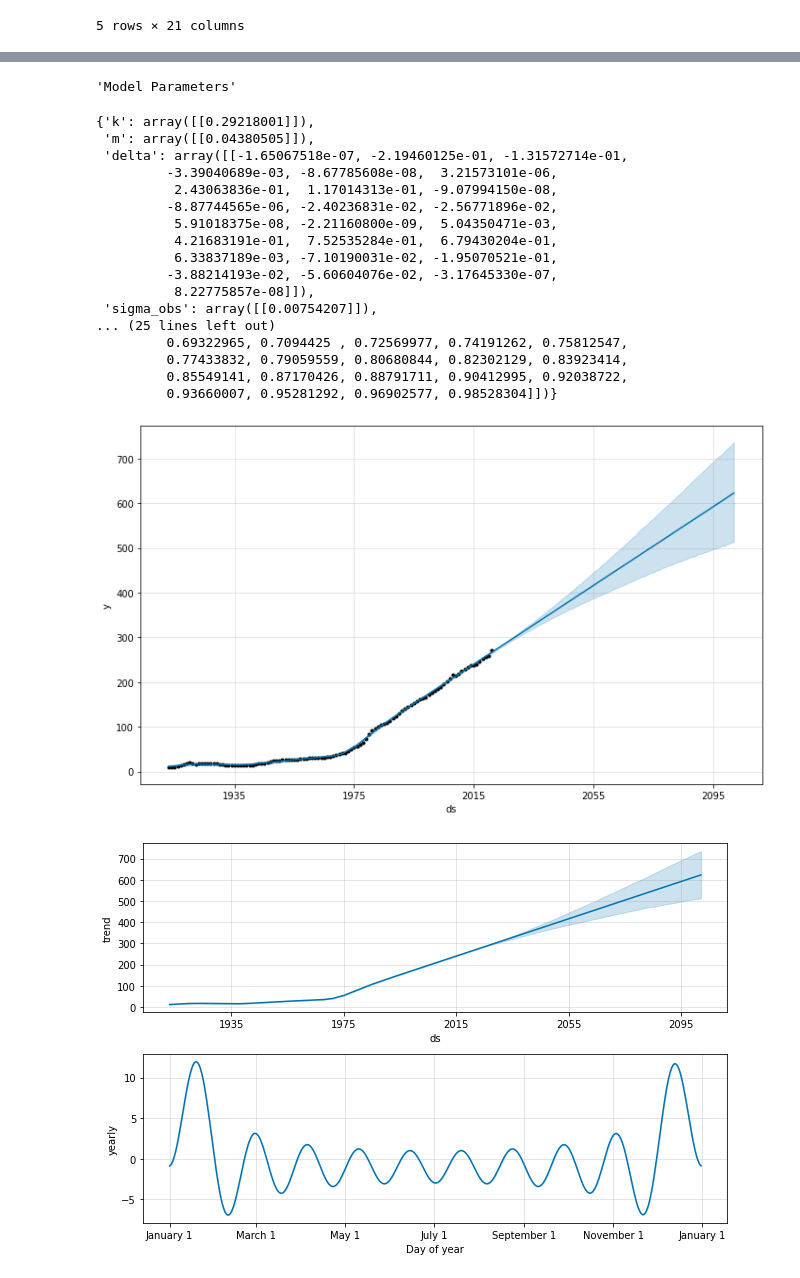
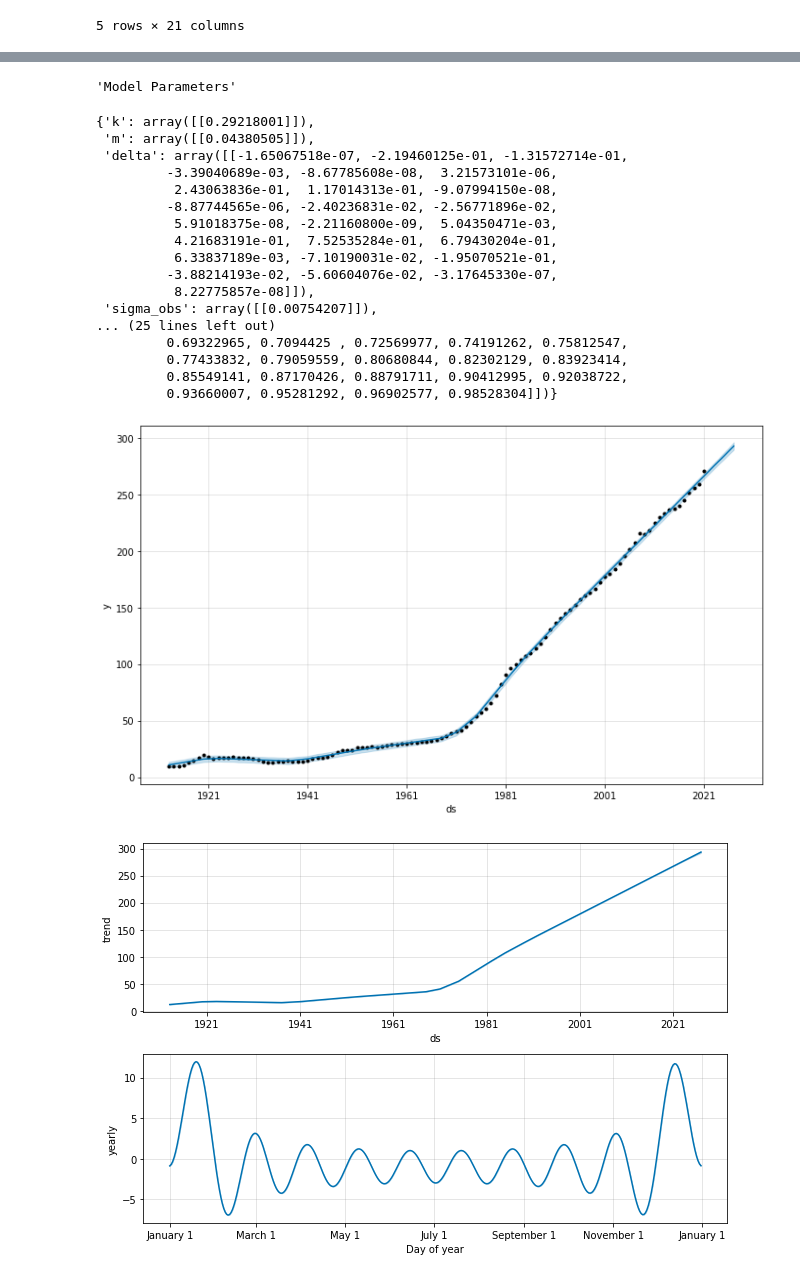
Before and after one commit to Bkeith3248/MGT6203Project, a Jupyter notebook: ProjectNotebook.ipynb, the cells around one changed output, grey strips where cells are left out. Saved outputs shown, nothing was run; the diff lists cells and outputs as text; code cells hidden in the pictures.

```diff
--- a/ProjectNotebook.ipynb
+++ b/ProjectNotebook.ipynb
@@ -28,8 +28,12 @@ scatter_config = {'displayModeBar': 'Always',
 df_cpi = pd.read_excel('CPIRawData.xlsx',engine='openpyxl',sheet_name = 'BLS Data Series',skiprows=11)
 df_cpi['RollingAvg5Yr'] = df_cpi.Annual.rolling(5).mean()
 df_cpi['RollingSD5Yr'] = df_cpi.Annual.rolling(5).std()
-df_cpi['RollingAvg5Yr_low'] = df_cpi['RollingAvg5Yr'] - df_cpi['RollingSD5Yr']
-df_cpi['RollingAvg5Yr_high'] = df_cpi['RollingAvg5Yr'] + df_cpi['RollingSD5Yr']
+
+df_cpi['RollingAvg5Yr_low'] = df_cpi.Annual.rolling(5).min()
+df_cpi['RollingAvg5Yr_high'] = df_cpi.Annual.rolling(5).max()
+
+#df_cpi['RollingAvg5Yr_low'] = df_cpi['RollingAvg5Yr'] - df_cpi['RollingSD5Yr']
+#df_cpi['RollingAvg5Yr_high'] = df_cpi['RollingAvg5Yr'] + df_cpi['RollingSD5Yr']
 
 
 df_cpi['inflation'] = (df_cpi.Annual.diff()/ df_cpi['Annual'].shift(1))*100
@@ -100,7 +104,6 @@ fig.show(config=scatter_config)
 # %% [output]
 [interactive output not drawn]
 # %%
-#https://machinelearningmastery.com/time-series-forecasting-with-prophet-in-python/
 series = df_cpi['Annual']
 lag_plot(series)
 pyplot.show()
@@ -114,20 +117,8 @@ model = Prophet()
 # fit the model
 model.fit(df_model)
 
-display('Model change points data')
-display(model.changepoints_t)
 
-display('Model change points times')
-display(model.changepoints)
-
-display('Model Component Modes')
-display(model.component_modes)
-
-display('Model Parameters')
-display(model.params)
-
-#https://medium.com/analytics-vidhya/time-series-analysis-a-quick-tour-of-fbprophet-cbbfbffdf9d8#:~:text=Prophet%20is%20a%20procedure%20for,several%20seasons%20of%20historical%20data.
-future = model.make_future_dataframe(periods= 80, freq= 'Y')
+future = model.make_future_dataframe(periods= 5, freq= 'Y')
 forcast = model.predict(future)
 fig = model.plot(forcast)
 fig.show()
@@ -157,32 +148,32 @@ array([0.02775876, 0.0647958 , 0.09257992, 0.12961695, 0.15740107,
 41   1954-01-01
 ... (10 lines left out)
 79   1992-01-01
 83   1996-01-01
 86   1999-01-01
 Name: ds, dtype: datetime64[ns]
 'Model Component Modes'
 {'additive': ['yearly',
   'additive_terms',
   'extra_regressors_additive',
   'holidays'],
  'multiplicative': ['multiplicative_terms', 'extra_regressors_multiplicative']}
 'Model Parameters'
 {'k': array([[0.29218001]]),
  'm': array([[0.04380505]]),
  'delta': array([[-1.65067518e-07, -2.19460125e-01, -1.31572714e-01,
          -3.39040689e-03, -8.67785608e-08,  3.21573101e-06,
           2.43063836e-01,  1.17014313e-01, -9.07994150e-08,
          -8.87744565e-06, -2.40236831e-02, -2.56771896e-02,
           5.91018375e-08, -2.21160800e-09,  5.04350471e-03,
           4.21683191e-01,  7.52535284e-01,  6.79430204e-01,
           6.33837189e-03, -7.10190031e-02, -1.95070521e-01,
          -3.88214193e-02, -5.60604076e-02, -3.17645330e-07,
           8.22775857e-08]]),
  'sigma_obs': array([[0.00754207]]),
 ... (25 lines left out)
          0.69322965, 0.7094425 , 0.72569977, 0.74191262, 0.75812547,
          0.77433832, 0.79059559, 0.80680844, 0.82302129, 0.83923414,
          0.85549141, 0.87170426, 0.88791711, 0.90412995, 0.92038722,
          0.93660007, 0.95281292, 0.96902577, 0.98528304]])}
-[figure, old version]
+[figure, new version]
-[figure, old version]
+[figure, new version]
```
Also changed, not shown: parts of 3 cells of this notebook.
